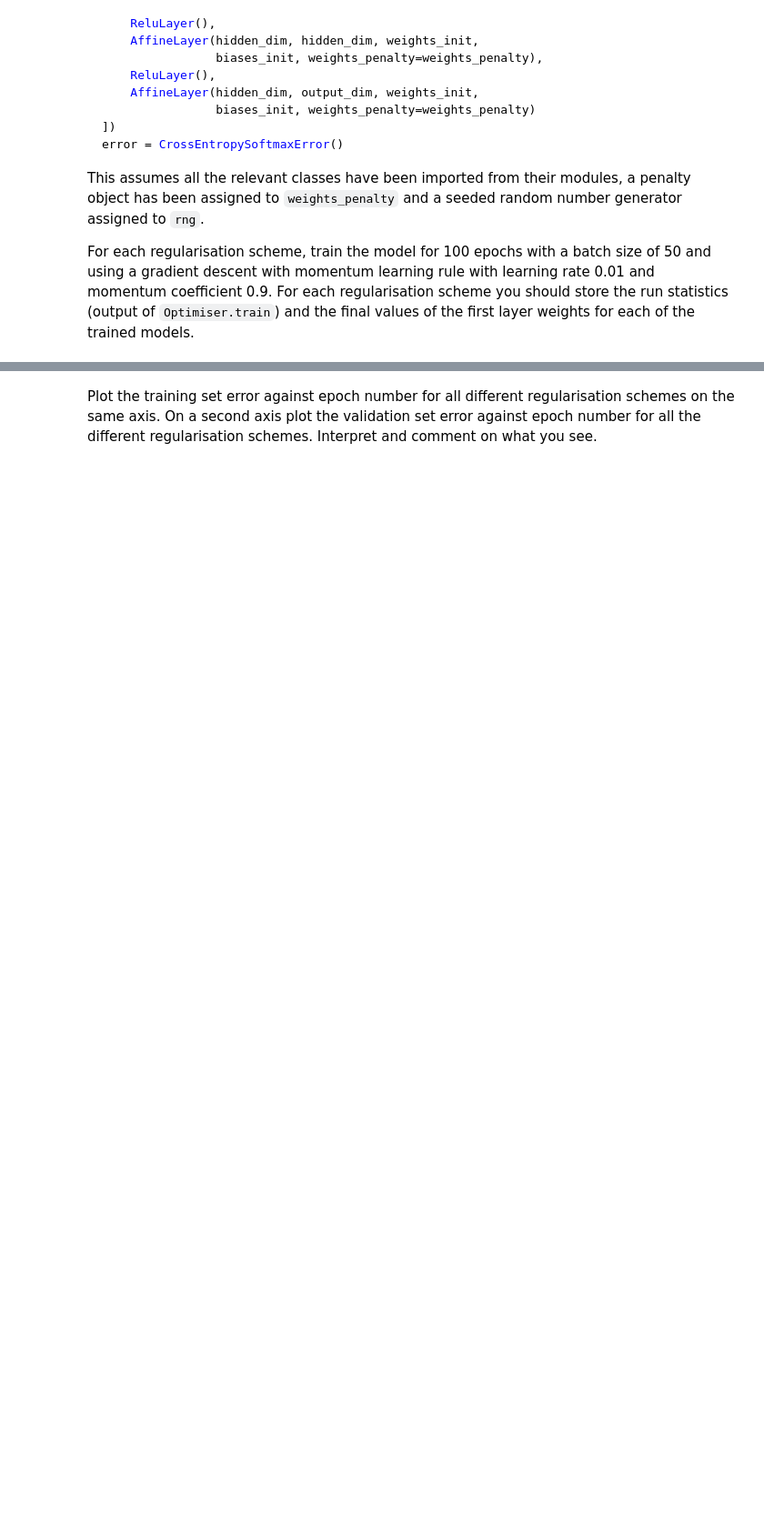
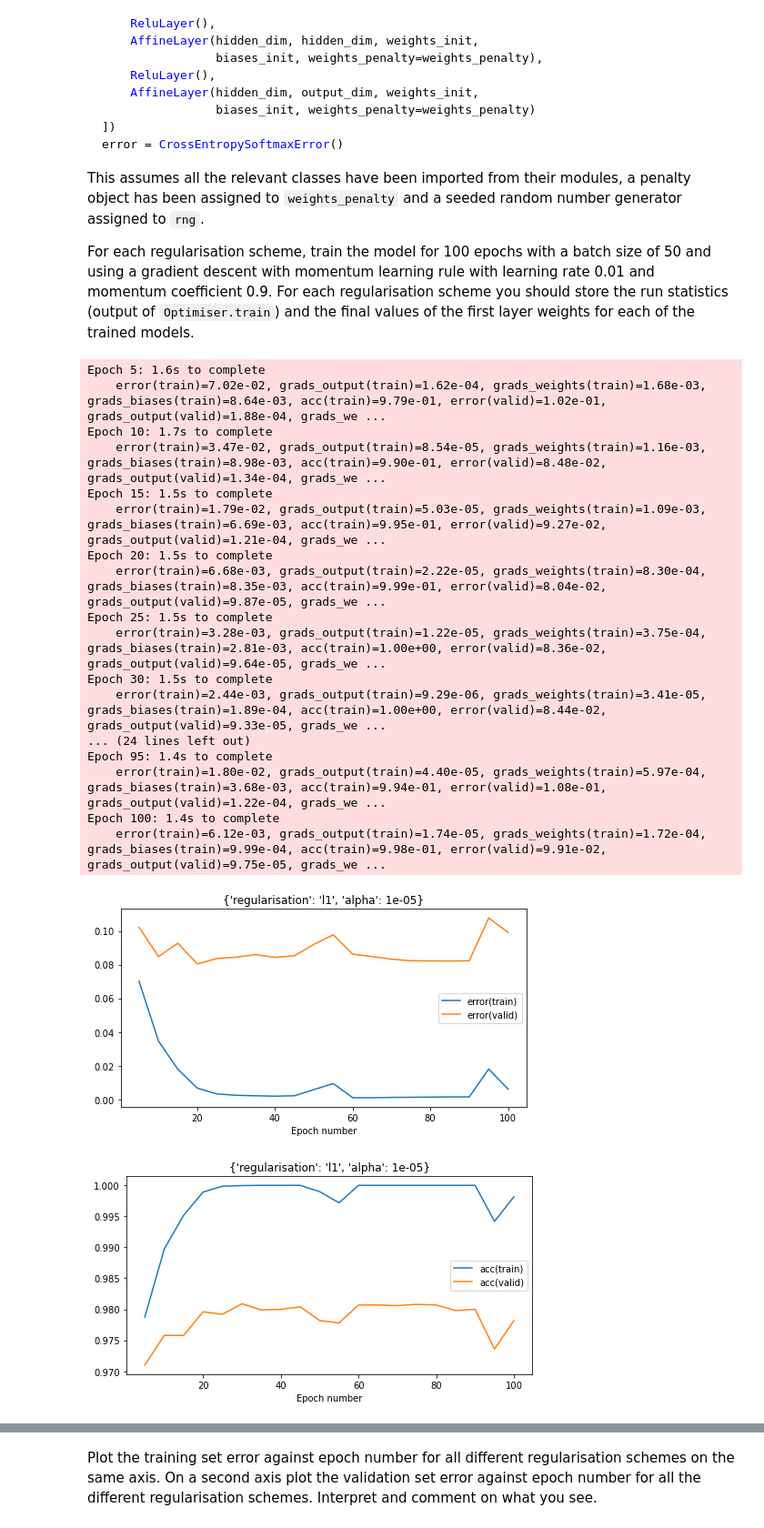
Before and after one commit to francelico/mlpractical, a Jupyter notebook: notebooks/05_Non-linearities_and_regularisation.ipynb, the cells around one changed output, grey strips where cells are left out. Shown at 91% size. Saved outputs shown, nothing was run; the diff lists cells and outputs as text; code cells hidden in the pictures; blank space fills up the shorter version.

```diff
--- a/notebooks/05_Non-linearities_and_regularisation.ipynb
+++ b/notebooks/05_Non-linearities_and_regularisation.ipynb
@@ -258,0 +352,72 @@ For each regularisation scheme, train the model for 100 epochs with a batch size
+# %%
+# Set training run hyperparameters
+batch_size = 50  # number of data points in a batch
+learning_rate = 0.01  # learning rate for gradient descent
+num_epochs = 100  # number of training epochs to perform
+stats_interval = 5  # epoch interval between recording and printing stats
+input_dim, output_dim, hidden_dim = 784, 10, 100
+regularisation = 'l1'
+reg_coefficient = 1e-5
+
+params = {'regularisation': regularisation,
+          'alpha': reg_coefficient,
+          }
+
+if regularisation == 'l1':
+    weights_penalty = L1Penalty(reg_coefficient)
+elif regularisation == 'l2':
+    weights_penalty = L2Penalty(reg_coefficient)
+
+# Reset random number generator and data provider states on each run
+# to ensure reproducibility of results
+rng.seed(seed)
+train_data.reset()
+valid_data.reset()
+
+# Alter data-provider batch size
+train_data.batch_size = batch_size
+valid_data.batch_size = batch_size
+
+# Create a parameter initialiser which will sample random uniform values
+# from [-init_scale, init_scale]
+#param_init = UniformInit(-init_scale, init_scale, rng=rng)
+weights_init = GlorotUniformInit(0.5, rng)
+biases_init = ConstantInit(0.)
+
+# Create affine model (outputs are logs of unnormalised class probabilities)
+model = MultipleLayerModel([
+    AffineLayer(input_dim, hidden_dim, weights_init, biases_init, weights_penalty=weights_penalty),
+    ReluLayer(),
+    AffineLayer(hidden_dim, hidden_dim, weights_init, biases_init, weights_penalty=weights_penalty),
+    ReluLayer(),
+    AffineLayer(hidden_dim, output_dim, weights_init, biases_init, weights_penalty=weights_penalty),]
+)
+
+# Initialise the error object
+error = CrossEntropySoftmaxError()
+
+# Use a basic gradient descent learning rule
+learning_rule = MomentumLearningRule(learning_rate=learning_rate)
+
+_ = train_model_and_plot_stats(
+    model, error, learning_rule, train_data, valid_data, num_epochs, stats_interval, params)
+# %% [output]
+Epoch 5: 1.6s to complete
+    error(train)=7.02e-02, grads_output(train)=1.62e-04, grads_weights(train)=1.68e-03, grads_biases(train)=8.64e-03, acc(train)=9.79e-01, error(valid)=1.02e-01, grads_output(valid)=1.88e-04, grads_we ...
+Epoch 10: 1.7s to complete
+    error(train)=3.47e-02, grads_output(train)=8.54e-05, grads_weights(train)=1.16e-03, grads_biases(train)=8.98e-03, acc(train)=9.90e-01, error(valid)=8.48e-02, grads_output(valid)=1.34e-04, grads_we ...
+Epoch 15: 1.5s to complete
+    error(train)=1.79e-02, grads_output(train)=5.03e-05, grads_weights(train)=1.09e-03, grads_biases(train)=6.69e-03, acc(train)=9.95e-01, error(valid)=9.27e-02, grads_output(valid)=1.21e-04, grads_we ...
+Epoch 20: 1.5s to complete
+    error(train)=6.68e-03, grads_output(train)=2.22e-05, grads_weights(train)=8.30e-04, grads_biases(train)=8.35e-03, acc(train)=9.99e-01, error(valid)=8.04e-02, grads_output(valid)=9.87e-05, grads_we ...
+Epoch 25: 1.5s to complete
+    error(train)=3.28e-03, grads_output(train)=1.22e-05, grads_weights(train)=3.75e-04, grads_biases(train)=2.81e-03, acc(train)=1.00e+00, error(valid)=8.36e-02, grads_output(valid)=9.64e-05, grads_we ...
+Epoch 30: 1.5s to complete
+    error(train)=2.44e-03, grads_output(train)=9.29e-06, grads_weights(train)=3.41e-05, grads_biases(train)=1.89e-04, acc(train)=1.00e+00, error(valid)=8.44e-02, grads_output(valid)=9.33e-05, grads_we ...
+... (24 lines left out)
+Epoch 95: 1.4s to complete
+    error(train)=1.80e-02, grads_output(train)=4.40e-05, grads_weights(train)=5.97e-04, grads_biases(train)=3.68e-03, acc(train)=9.94e-01, error(valid)=1.08e-01, grads_output(valid)=1.22e-04, grads_we ...
+Epoch 100: 1.4s to complete
+    error(train)=6.12e-03, grads_output(train)=1.74e-05, grads_weights(train)=1.72e-04, grads_biases(train)=9.99e-04, acc(train)=9.98e-01, error(valid)=9.91e-02, grads_output(valid)=9.75e-05, grads_we ...
+[figure, added]
+[figure, added]
```
Also changed, not shown: parts of 11 cells of this notebook.
